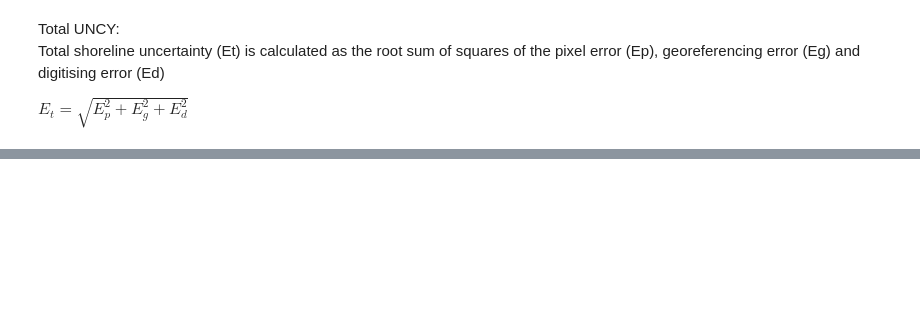
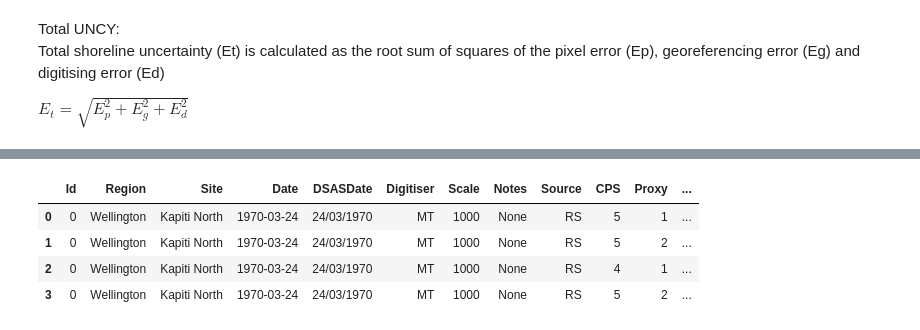
Before and after one commit to UoA-eResearch/retrolens, a Jupyter notebook: Uncertainty.ipynb, the cells around one changed output, grey strips where cells are left out. Drawn from its saved outputs; the diff is of its cells as text; code cells hidden in the pictures; blank space fills up the shorter version.

```diff
--- a/Uncertainty.ipynb
+++ b/Uncertainty.ipynb
@@ -330 +318,4 @@ freq                    717
 Name: Total_UNCY, dtype: object
+# %%
+gpd.read_file("Retrolens/Wellington/KapitiNorth/Shorelines/NorthKapiti_24MAR1970.shp")
+# %% [output]
@@ -331,3 +323,8 @@ Name: Total_UNCY, dtype: object
+|  | Id | Region | Site | Date | DSASDate | Digitiser | Scale | Notes | Source | CPS | Proxy | ... |
+| 0 | 0 | Wellington | Kapiti North | 1970-03-24 | 24/03/1970 | MT | 1000 | None | RS | 5 | 1 | ... |
+| 1 | 0 | Wellington | Kapiti North | 1970-03-24 | 24/03/1970 | MT | 1000 | None | RS | 5 | 2 | ... |
+| 2 | 0 | Wellington | Kapiti North | 1970-03-24 | 24/03/1970 | MT | 1000 | None | RS | 4 | 1 | ... |
+| 3 | 0 | Wellington | Kapiti North | 1970-03-24 | 24/03/1970 | MT | 1000 | None | RS | 5 | 2 | ... |
 # %%
 df.Source.value_counts()
 # %% [output]
```
Also changed, not shown: parts of 20 cells of this notebook, 1 other file.
